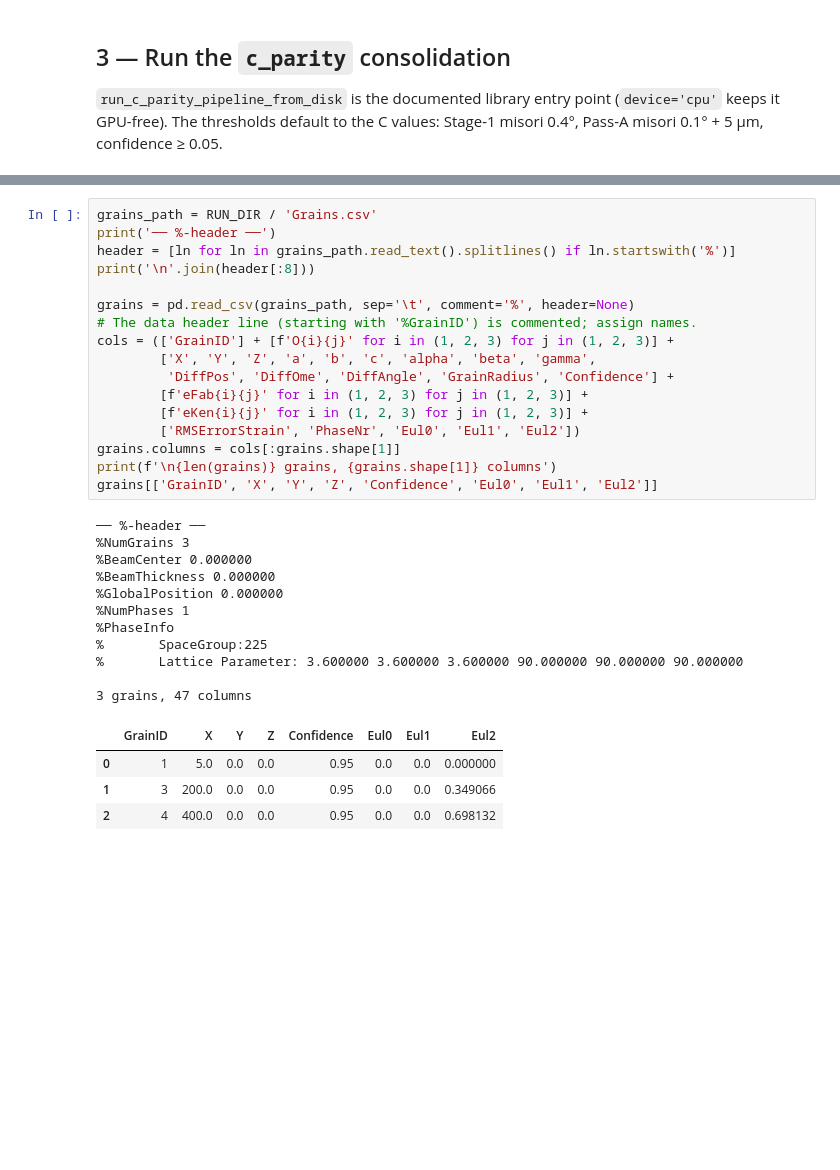
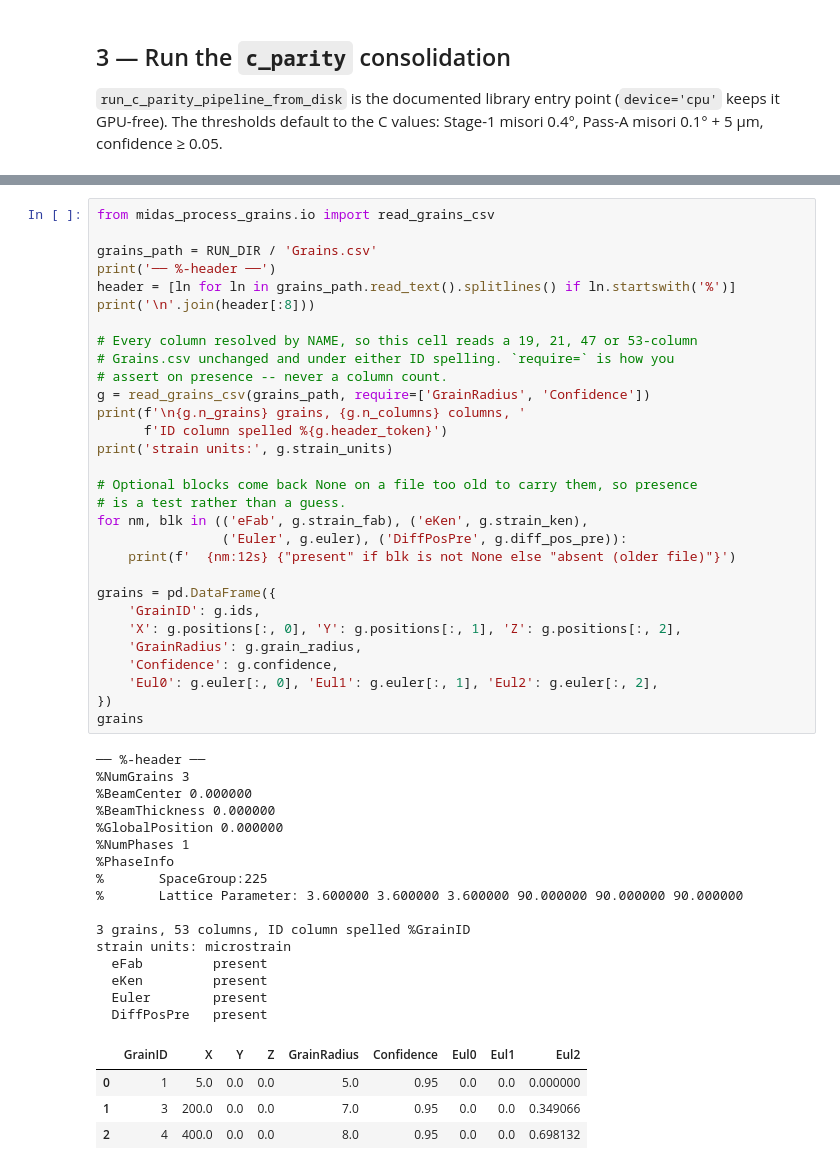
Before and after one commit to marinerhemant/MIDAS, a Jupyter notebook: packages/midas_process_grains/notebooks/01_ff_grain_consolidation.ipynb, the cells around one changed output, grey strips where cells are left out. Saved outputs shown, nothing was run; the diff lists cells and outputs as text; blank space fills up the shorter version.

```diff
--- a/packages/midas_process_grains/notebooks/01_ff_grain_consolidation.ipynb
+++ b/packages/midas_process_grains/notebooks/01_ff_grain_consolidation.ipynb
@@ -238,38 +266,56 @@ then a tab-separated table with these 47 columns:
 We expect **3 grains** — seeds 1 & 2 collapsed to one (the rep is the one with
 the smaller internal angle).
 # %%
+from midas_process_grains.io import read_grains_csv
+
 grains_path = RUN_DIR / 'Grains.csv'
 print('── %-header ──')
 header = [ln for ln in grains_path.read_text().splitlines() if ln.startswith('%')]
 print('\n'.join(header[:8]))
 
-grains = pd.read_csv(grains_path, sep='\t', comment='%', header=None)
-# The data header line (starting with '%GrainID') is commented; assign names.
-cols = (['GrainID'] + [f'O{i}{j}' for i in (1, 2, 3) for j in (1, 2, 3)] +
-        ['X', 'Y', 'Z', 'a', 'b', 'c', 'alpha', 'beta', 'gamma',
-         'DiffPos', 'DiffOme', 'DiffAngle', 'GrainRadius', 'Confidence'] +
-        [f'eFab{i}{j}' for i in (1, 2, 3) for j in (1, 2, 3)] +
-        [f'eKen{i}{j}' for i in (1, 2, 3) for j in (1, 2, 3)] +
-        ['RMSErrorStrain', 'PhaseNr', 'Eul0', 'Eul1', 'Eul2'])
-grains.columns = cols[:grains.shape[1]]
-print(f'\n{len(grains)} grains, {grains.shape[1]} columns')
-grains[['GrainID', 'X', 'Y', 'Z', 'Confidence', 'Eul0', 'Eul1', 'Eul2']]
+# Every column resolved by NAME, so this cell reads a 19, 21, 47 or 53-column
+# Grains.csv unchanged and under either ID spelling. `require=` is how you
+# assert on presence -- never a column count.
+g = read_grains_csv(grains_path, require=['GrainRadius', 'Confidence'])
+print(f'\n{g.n_grains} grains, {g.n_columns} columns, '
+      f'ID column spelled %{g.header_token}')
+print('strain units:', g.strain_units)
+
+# Optional blocks come back None on a file too old to carry them, so presence
+# is a test rather than a guess.
+for nm, blk in (('eFab', g.strain_fab), ('eKen', g.strain_ken),
+                ('Euler', g.euler), ('DiffPosPre', g.diff_pos_pre)):
+    print(f'  {nm:12s} {"present" if blk is not None else "absent (older file)"}')
+
+grains = pd.DataFrame({
+    'GrainID': g.ids,
+    'X': g.positions[:, 0], 'Y': g.positions[:, 1], 'Z': g.positions[:, 2],
+    'GrainRadius': g.grain_radius,
+    'Confidence': g.confidence,
+    'Eul0': g.euler[:, 0], 'Eul1': g.euler[:, 1], 'Eul2': g.euler[:, 2],
+})
+grains
 # %% [output]
 ── %-header ──
 %NumGrains 3
 %BeamCenter 0.000000
 %BeamThickness 0.000000
 %GlobalPosition 0.000000
 %NumPhases 1
 %PhaseInfo
 %       SpaceGroup:225
 %       Lattice Parameter: 3.600000 3.600000 3.600000 90.000000 90.000000 90.000000
 
-3 grains, 47 columns
+3 grains, 53 columns, ID column spelled %GrainID
+strain units: microstrain
+  eFab         present
+  eKen         present
+  Euler        present
+  DiffPosPre   present
-|  | GrainID | X | Y | Z | Confidence | Eul0 | Eul1 | Eul2 |
-| 0 | 1 | 5.0 | 0.0 | 0.0 | 0.95 | 0.0 | 0.0 | 0.000000 |
-| 1 | 3 | 200.0 | 0.0 | 0.0 | 0.95 | 0.0 | 0.0 | 0.349066 |
-| 2 | 4 | 400.0 | 0.0 | 0.0 | 0.95 | 0.0 | 0.0 | 0.698132 |
+|  | GrainID | X | Y | Z | GrainRadius | Confidence | Eul0 | Eul1 | Eul2 |
+| 0 | 1 | 5.0 | 0.0 | 0.0 | 5.0 | 0.95 | 0.0 | 0.0 | 0.000000 |
+| 1 | 3 | 200.0 | 0.0 | 0.0 | 7.0 | 0.95 | 0.0 | 0.0 | 0.349066 |
+| 2 | 4 | 400.0 | 0.0 | 0.0 | 8.0 | 0.95 | 0.0 | 0.0 | 0.698132 |
 # %% [markdown]
 ## 5 — Read `SpotMatrix.csv` and `GrainIDsKey.csv`
 
```
Also changed, not shown: parts of 10 cells of this notebook, 5 other files.
